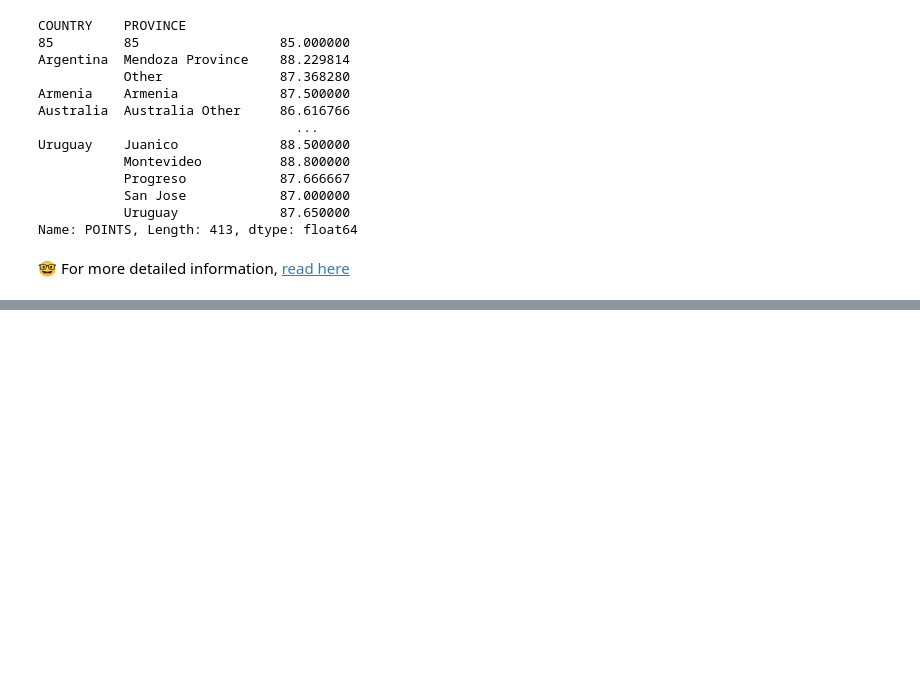
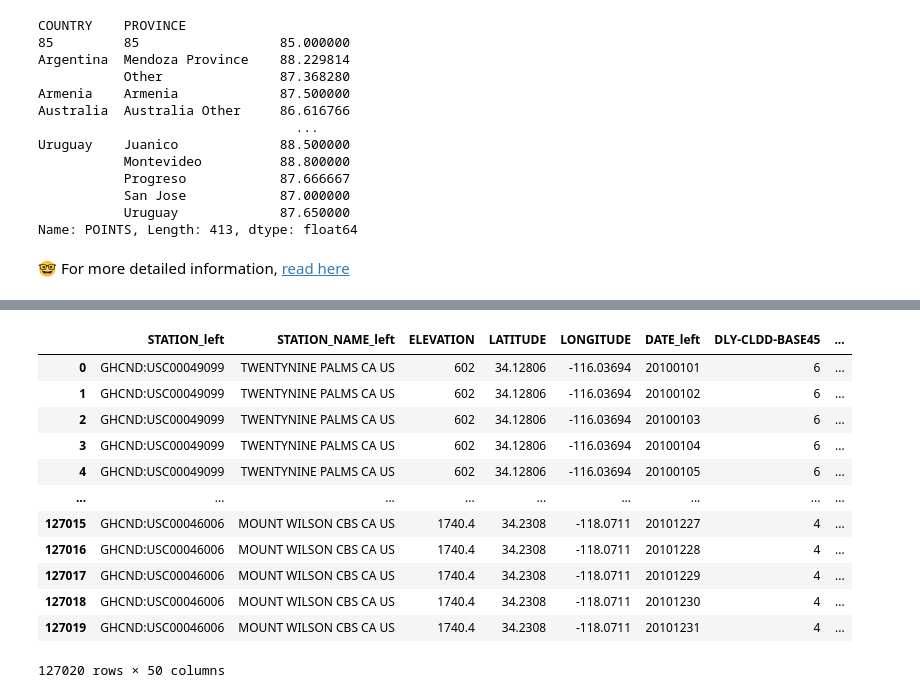
Before and after one commit to ricber/data-science-course, a Jupyter notebook: 03-Pandas/Introduction_to_Pandas.ipynb, the cells around one changed output, grey strips where cells are left out. Saved outputs shown, nothing was run; the diff lists cells and outputs as text; code cells hidden in the pictures; blank space fills up the shorter version.

```diff
--- a/03-Pandas/Introduction_to_Pandas.ipynb
+++ b/03-Pandas/Introduction_to_Pandas.ipynb
@@ -952,0 +1239,9 @@ Name: POINTS, Length: 413, dtype: float64
+# %%
+inner_joined_total = climate_temp.join(
+    climate_precip.set_index(["STATION", "DATE"]),
+    on=["STATION", "DATE"],
+    how="inner",
+    lsuffix="_x",
+    rsuffix="_y",
+)
+inner_joined_total.head()
@@ -952,0 +1260,16 @@ Name: POINTS, Length: 413, dtype: float64
+# %%
+climate_temp.join(climate_precip, lsuffix="_left")
+# %% [output]
+|  | STATION_left | STATION_NAME_left | ELEVATION | LATITUDE | LONGITUDE | DATE_left | DLY-CLDD-BASE45 | ... |
+| 0 | GHCND:USC00049099 | TWENTYNINE PALMS CA US | 602 | 34.12806 | -116.03694 | 20100101 | 6 | ... |
+| 1 | GHCND:USC00049099 | TWENTYNINE PALMS CA US | 602 | 34.12806 | -116.03694 | 20100102 | 6 | ... |
+| 2 | GHCND:USC00049099 | TWENTYNINE PALMS CA US | 602 | 34.12806 | -116.03694 | 20100103 | 6 | ... |
+| 3 | GHCND:USC00049099 | TWENTYNINE PALMS CA US | 602 | 34.12806 | -116.03694 | 20100104 | 6 | ... |
+| 4 | GHCND:USC00049099 | TWENTYNINE PALMS CA US | 602 | 34.12806 | -116.03694 | 20100105 | 6 | ... |
+| ... | ... | ... | ... | ... | ... | ... | ... | ... |
+| 127015 | GHCND:USC00046006 | MOUNT WILSON CBS CA US | 1740.4 | 34.2308 | -118.0711 | 20101227 | 4 | ... |
+| 127016 | GHCND:USC00046006 | MOUNT WILSON CBS CA US | 1740.4 | 34.2308 | -118.0711 | 20101228 | 4 | ... |
+| 127017 | GHCND:USC00046006 | MOUNT WILSON CBS CA US | 1740.4 | 34.2308 | -118.0711 | 20101229 | 4 | ... |
+| 127018 | GHCND:USC00046006 | MOUNT WILSON CBS CA US | 1740.4 | 34.2308 | -118.0711 | 20101230 | 4 | ... |
+| 127019 | GHCND:USC00046006 | MOUNT WILSON CBS CA US | 1740.4 | 34.2308 | -118.0711 | 20101231 | 4 | ... |
+127020 rows × 50 columns
```
Also changed, not shown: parts of 75 cells of this notebook, 3 other files.
